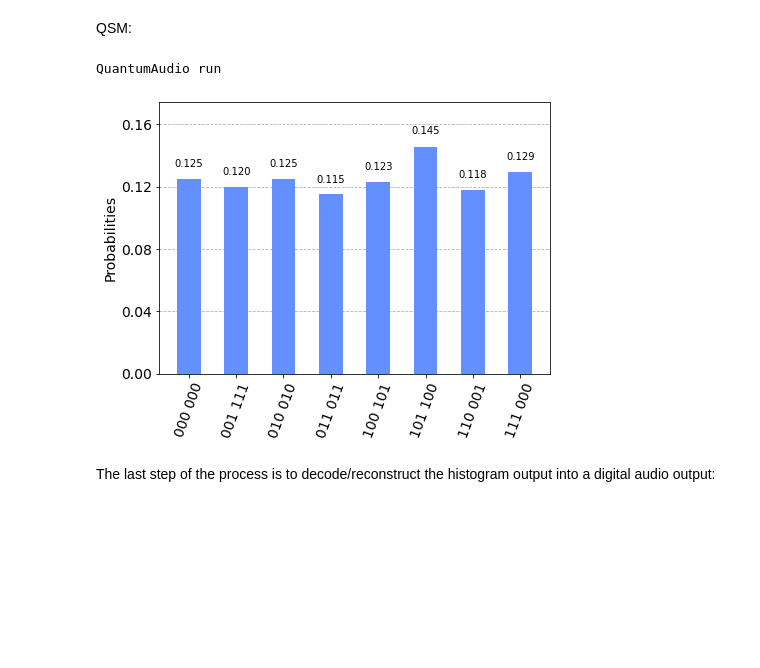
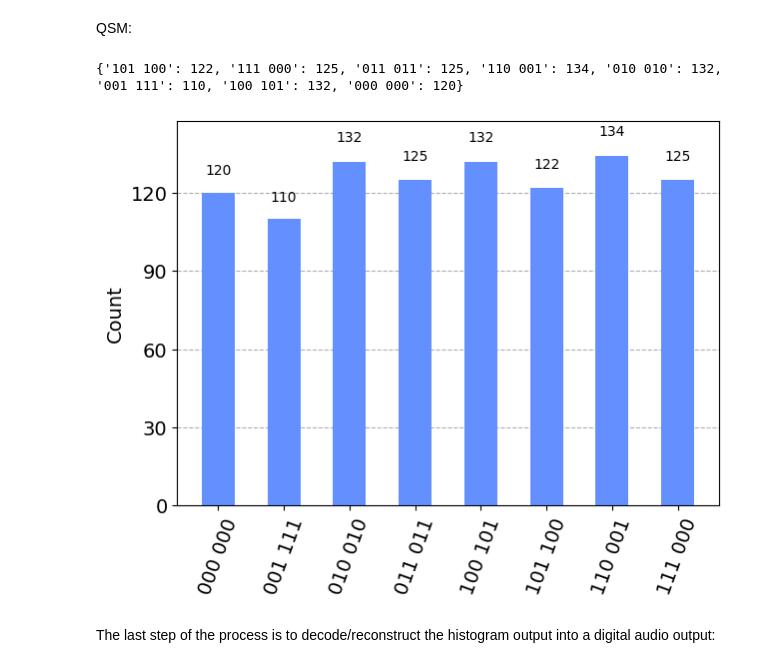
Before and after one commit to iccmr-quantum/quantumaudio, a Jupyter notebook: Quantum Audio Module.ipynb, the cells around one changed output. Drawn from its saved outputs; the diff is of its cells as text; code cells hidden in the pictures; blank space fills up the shorter version.

```diff
--- a/Quantum Audio Module.ipynb
+++ b/Quantum Audio Module.ipynb
@@ -36,7 +37,7 @@ digital_audio = np.array([0., -0.25, 0.5 , 0.75,  -0.75  ,  -1.,  0.25 ,  0.])
 qsound_qpam = qa.QuantumAudio('qpam')
 qsound_qpam.load_input(digital_audio)
 
-qsound_sqpam = qa.QuantumAudio('sq-pam')
+qsound_sqpam = qa.QuantumAudio('sqpam')
 qsound_sqpam.load_input(digital_audio)
 
 plt.plot(qsound_qpam.input, 'r')
@@ -174,10 +179,11 @@ QuantumAudio run
 QSM:
 # %%
 qsound_qsm.run(shots)
-qa.plot_histogram(qsound_qsm.counts)
+print(qsound_qsm.counts)
+plot_histogram(qsound_qsm.counts)
 # %% [output]
-QuantumAudio run
+{'101 100': 122, '111 000': 125, '011 011': 125, '110 001': 134, '010 010': 132, '001 111': 110, '100 101': 132, '000 000': 120}
-[figure, old version]
+[figure, new version]
 # %% [markdown]
 The last step of the process is to decode/reconstruct the histogram output into a digital audio output:
 # %% [markdown]
```
Also changed, not shown: parts of 16 cells of this notebook, 3 other files.
